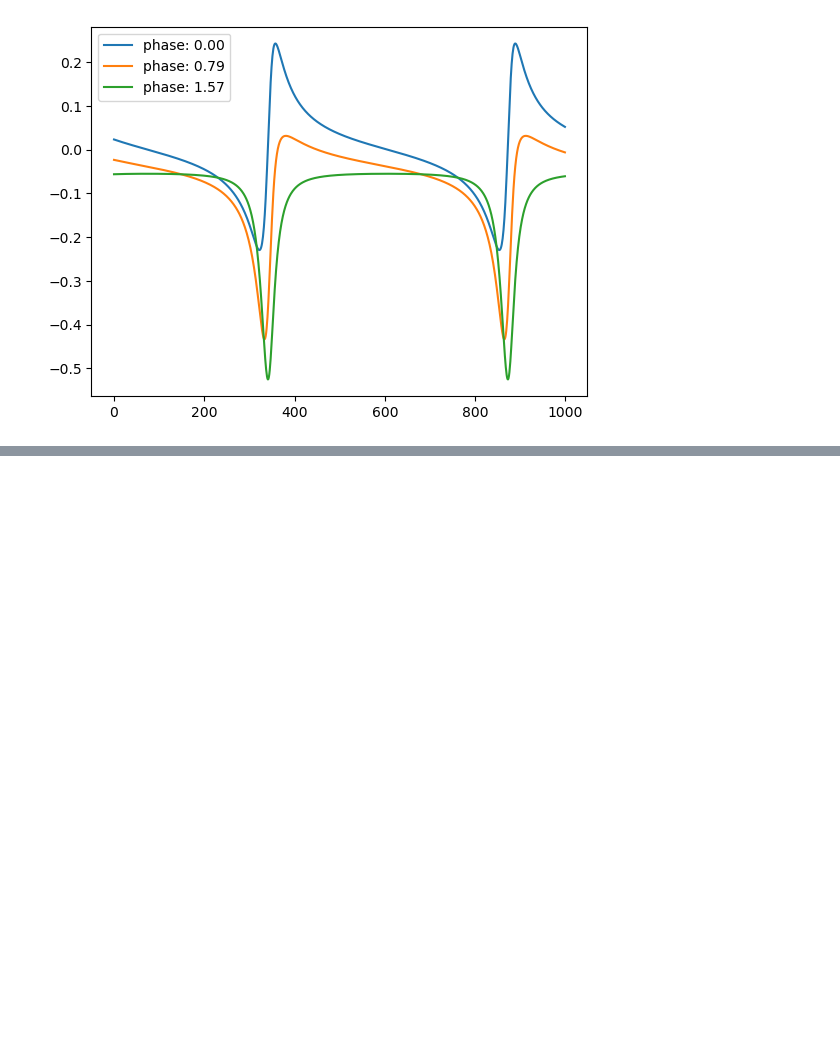
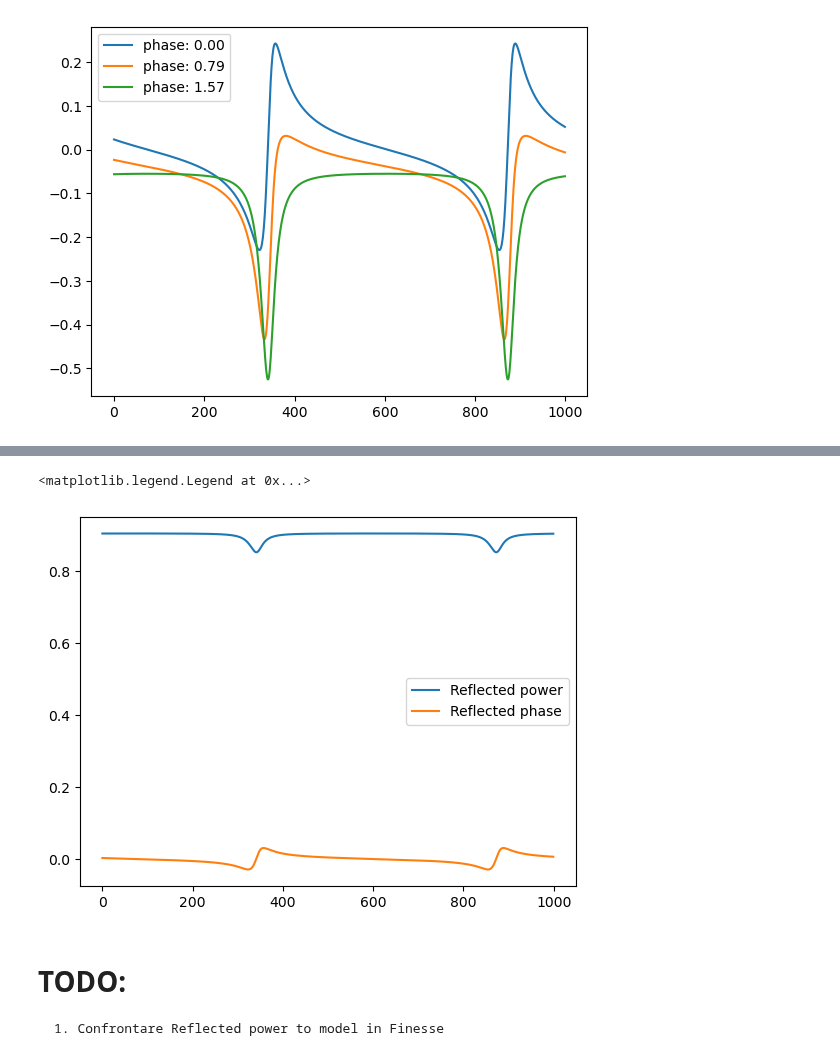
Before and after one commit to matib12/oreonspy, a Jupyter notebook: nb/FP cavity dynamics.ipynb, the cells around one changed output, grey strips where cells are left out. Saved outputs shown, nothing was run; the diff lists cells and outputs as text; code cells hidden in the pictures; blank space fills up the shorter version.

```diff
--- a/nb/FP cavity dynamics.ipynb
+++ b/nb/FP cavity dynamics.ipynb
@@ -287,0 +306,10 @@ plt.legend()
+# %%
+plt.plot(np.abs(R_coeff), label="Reflected power")
+plt.plot(np.angle(R_coeff), label="Reflected phase")
+plt.legend()
+# %% [output]
+<matplotlib.legend.Legend at 0x...>
+[figure, added]
+# %% [markdown]
+# TODO:
+    1. Confrontare Reflected power to model in Finesse
```
Also changed, not shown: parts of 5 cells of this notebook.
